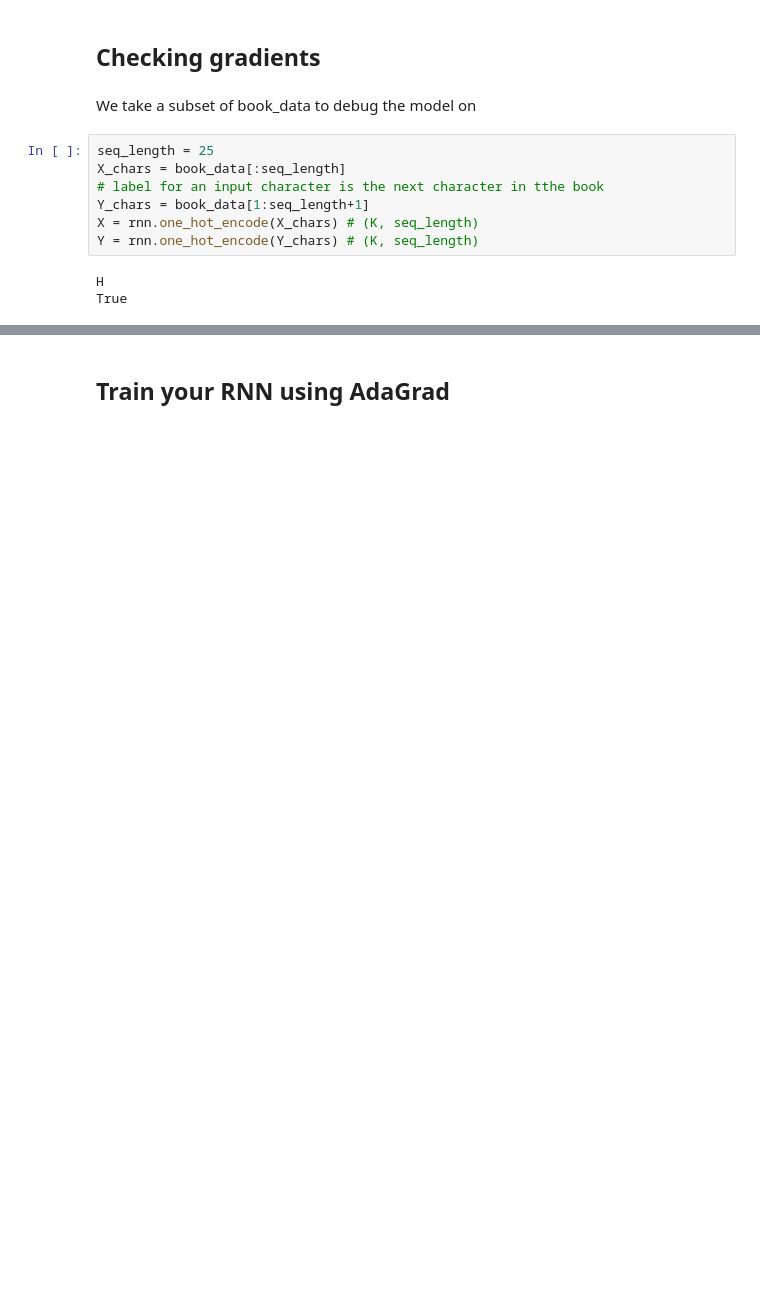
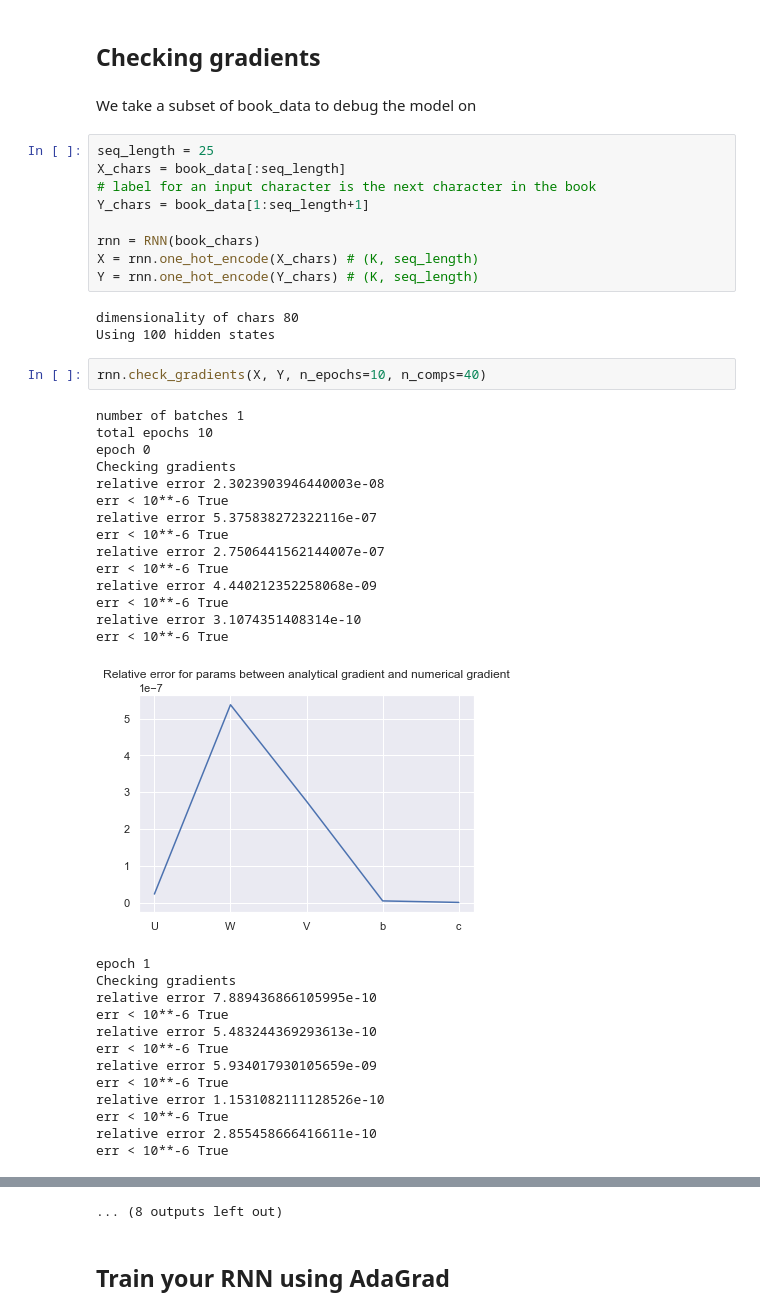
Before and after one commit to 09panesara/DD2424-Deep-Learning, a Jupyter notebook: Lab4/Lab4.ipynb, the cells around one changed output, grey strips where cells are left out. Cells and saved outputs as stored; diff of their text form; blank space fills up the shorter version.

```diff
--- a/Lab4/Lab4.ipynb
+++ b/Lab4/Lab4.ipynb
@@ -176,10 +457,42 @@ We take a subset of book_data to debug the model on
 # %%
 seq_length = 25
 X_chars = book_data[:seq_length]
-# label for an input character is the next character in tthe book
+# label for an input character is the next character in the book
 Y_chars = book_data[1:seq_length+1]
+
+rnn = RNN(book_chars)
 X = rnn.one_hot_encode(X_chars) # (K, seq_length)
 Y = rnn.one_hot_encode(Y_chars) # (K, seq_length)
 # %% [output]
-H
-True
+dimensionality of chars 80
+Using 100 hidden states
+# %%
+rnn.check_gradients(X, Y, n_epochs=10, n_comps=40)
+# %% [output]
+number of batches 1
+total epochs 10
+epoch 0
+Checking gradients
+relative error 2.3023903946440003e-08
+err < 10**-6 True
+relative error 5.375838272322116e-07
+err < 10**-6 True
+relative error 2.7506441562144007e-07
+err < 10**-6 True
+relative error 4.440212352258068e-09
+err < 10**-6 True
+relative error 3.1074351408314e-10
+err < 10**-6 True
+[figure, added]
+epoch 1
+Checking gradients
+relative error 7.889436866105995e-10
+err < 10**-6 True
+relative error 5.483244369293613e-10
+err < 10**-6 True
+relative error 5.934017930105659e-09
+err < 10**-6 True
+relative error 1.1531082111128526e-10
+err < 10**-6 True
+relative error 2.855458666416611e-10
+err < 10**-6 True
@@ -186,2 +552,3 @@ True
+... (8 outputs left out)
 # %% [markdown]
 ## Train your RNN using AdaGrad
```
Also changed, not shown: parts of 6 cells of this notebook, 1 other file.
